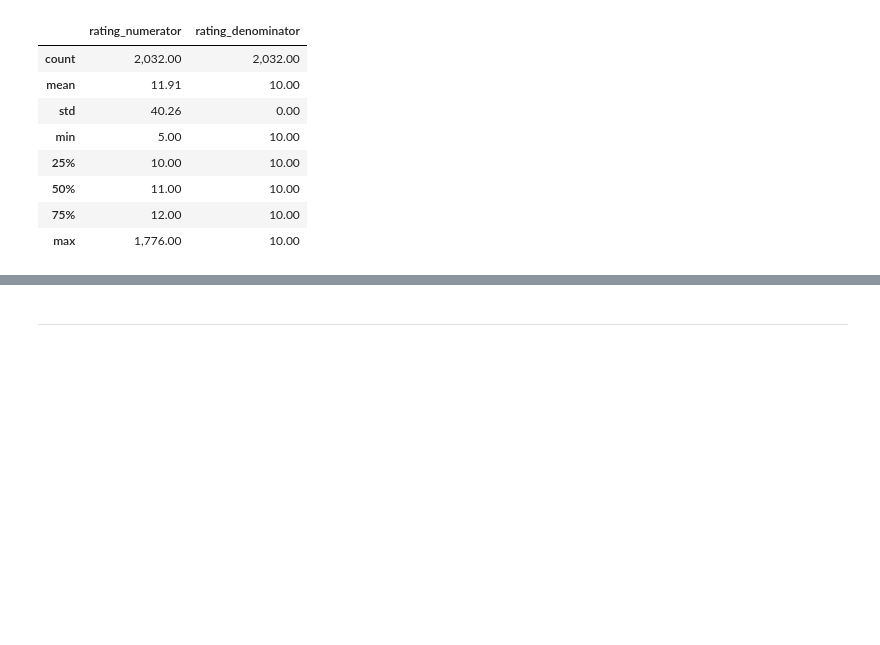
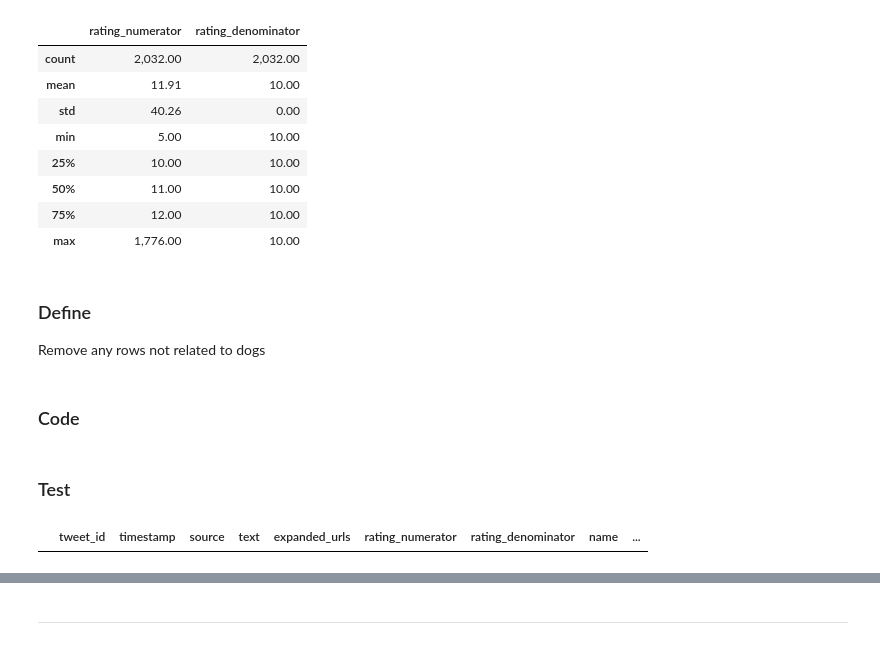
Before and after one commit to ahmed-gharib89/wrangle-and-analyze_data, a Jupyter notebook: wrangle_act.ipynb, the cells around one changed output, grey strips where cells are left out. Cells and saved outputs as stored; diff of their text form; code cells hidden in the pictures; blank space fills up the shorter version.

```diff
--- a/wrangle_act.ipynb
+++ b/wrangle_act.ipynb
@@ -427,3 +426,18 @@ df_arch_cleaned[['rating_numerator', 'rating_denominator']].describe()
 | 50% | 11.00 | 10.00 |
 | 75% | 12.00 | 10.00 |
 | max | 1,776.00 | 10.00 |
+# %% [markdown]
+### Define
+Remove any rows not related to dogs
+# %% [markdown]
+### Code
+# %%
+df_arch_cleaned = df_arch_cleaned[~df_arch_cleaned.text.isnull()]
+# %%
+df_arch_cleaned = df_arch_cleaned.loc[~df_arch_cleaned.text.str.match('.*only rate dogs')]
+# %% [markdown]
+### Test
+# %%
+df_arch_cleaned.loc[df_arch_cleaned.text.str.match('.*only rate dogs')]
+# %% [output]
+|  | tweet_id | timestamp | source | text | expanded_urls | rating_numerator | rating_denominator | name | ... |
```
Also changed, not shown: parts of 50 cells of this notebook, 1 other file.
